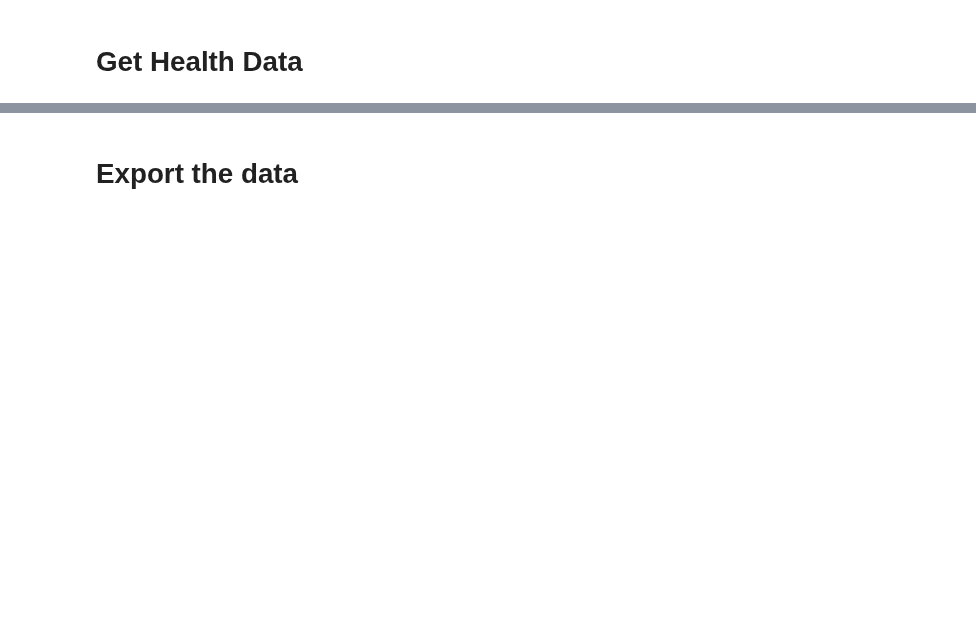
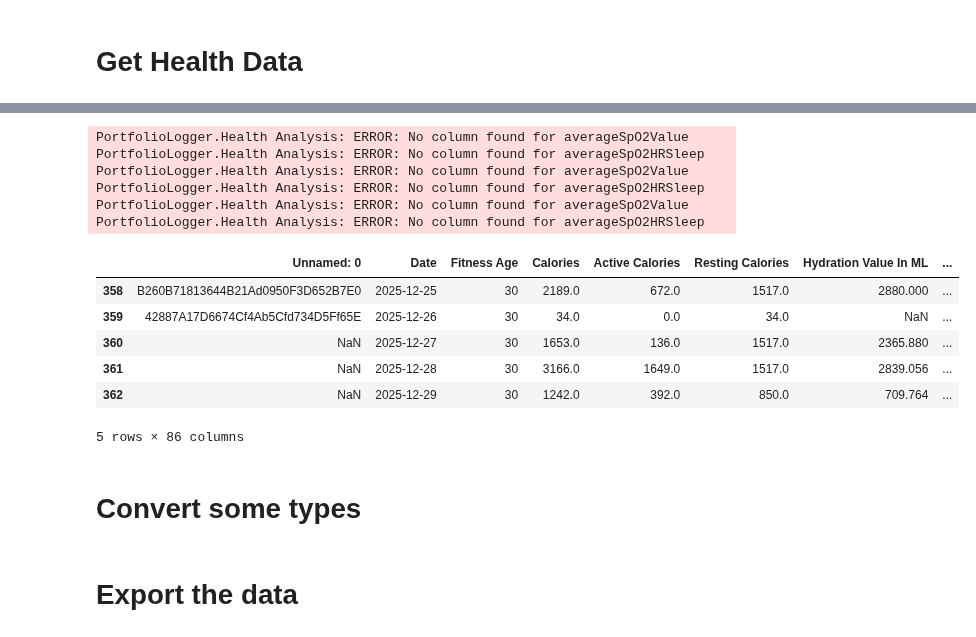
Before and after one commit to christophermagno/christophermagno, a Jupyter notebook: Projects/Health Analysis/health_dataset.ipynb, the cells around one changed output, grey strips where cells are left out. Cells and saved outputs as stored; diff of their text form; code cells hidden in the pictures; blank space fills up the shorter version.

```diff
--- a/Projects/Health Analysis/health_dataset.ipynb
+++ b/Projects/Health Analysis/health_dataset.ipynb
@@ -488,0 +528,2 @@ for col in ['Sleep Start Timestamp GMT', 'Sleep End Timestamp GMT', 'Sleep Start
+# %%
+health_data = build_health_data(dates_to_update)
@@ -645,0 +681,34 @@ lib.hasnull(df)
+# %%
+health_data_fixed = []
+for data in health_data:
+    data_fixed ={}
+    for k, v in data.items():
+        renamed_column = remap_columns.get(k)
+        if renamed_column:
+            data_fixed[renamed_column] = v
+        else:
+            log.error(f'No column found for {k}')
+    health_data_fixed.append(data_fixed)
+# %% [output]
+PortfolioLogger.Health Analysis: ERROR: No column found for averageSpO2Value
+PortfolioLogger.Health Analysis: ERROR: No column found for averageSpO2HRSleep
+PortfolioLogger.Health Analysis: ERROR: No column found for averageSpO2Value
+PortfolioLogger.Health Analysis: ERROR: No column found for averageSpO2HRSleep
+PortfolioLogger.Health Analysis: ERROR: No column found for averageSpO2Value
+PortfolioLogger.Health Analysis: ERROR: No column found for averageSpO2HRSleep
+# %%
+df1 = df.copy()
+# %%
+for data in health_data_fixed:
+    df1.loc[len(df1)] = data
+df1.tail()
+# %% [output]
+|  | Unnamed: 0 | Date | Fitness Age | Calories | Active Calories | Resting Calories | Hydration Value In ML | ... |
+| 358 | B260B71813644B21Ad0950F3D652B7E0 | 2025-12-25 | 30 | 2189.0 | 672.0 | 1517.0 | 2880.000 | ... |
+| 359 | 42887A17D6674Cf4Ab5Cfd734D5Ff65E | 2025-12-26 | 30 | 34.0 | 0.0 | 34.0 | NaN | ... |
+| 360 | NaN | 2025-12-27 | 30 | 1653.0 | 136.0 | 1517.0 | 2365.880 | ... |
+| 361 | NaN | 2025-12-28 | 30 | 3166.0 | 1649.0 | 1517.0 | 2839.056 | ... |
+| 362 | NaN | 2025-12-29 | 30 | 1242.0 | 392.0 | 850.0 | 709.764 | ... |
+5 rows × 86 columns
+# %% [markdown]
+# Convert some types
```
Also changed, not shown: parts of 20 cells of this notebook, 3 other files.
